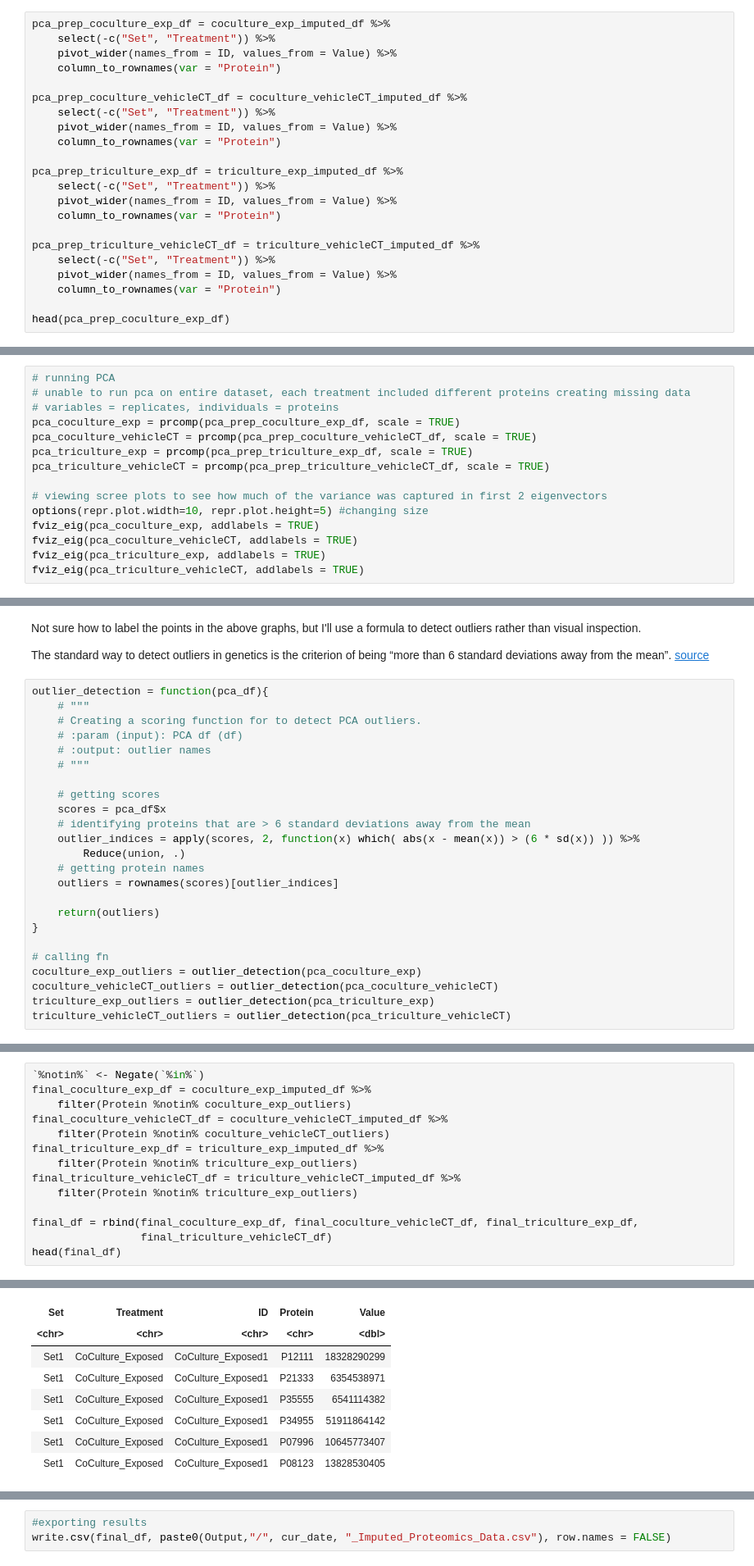
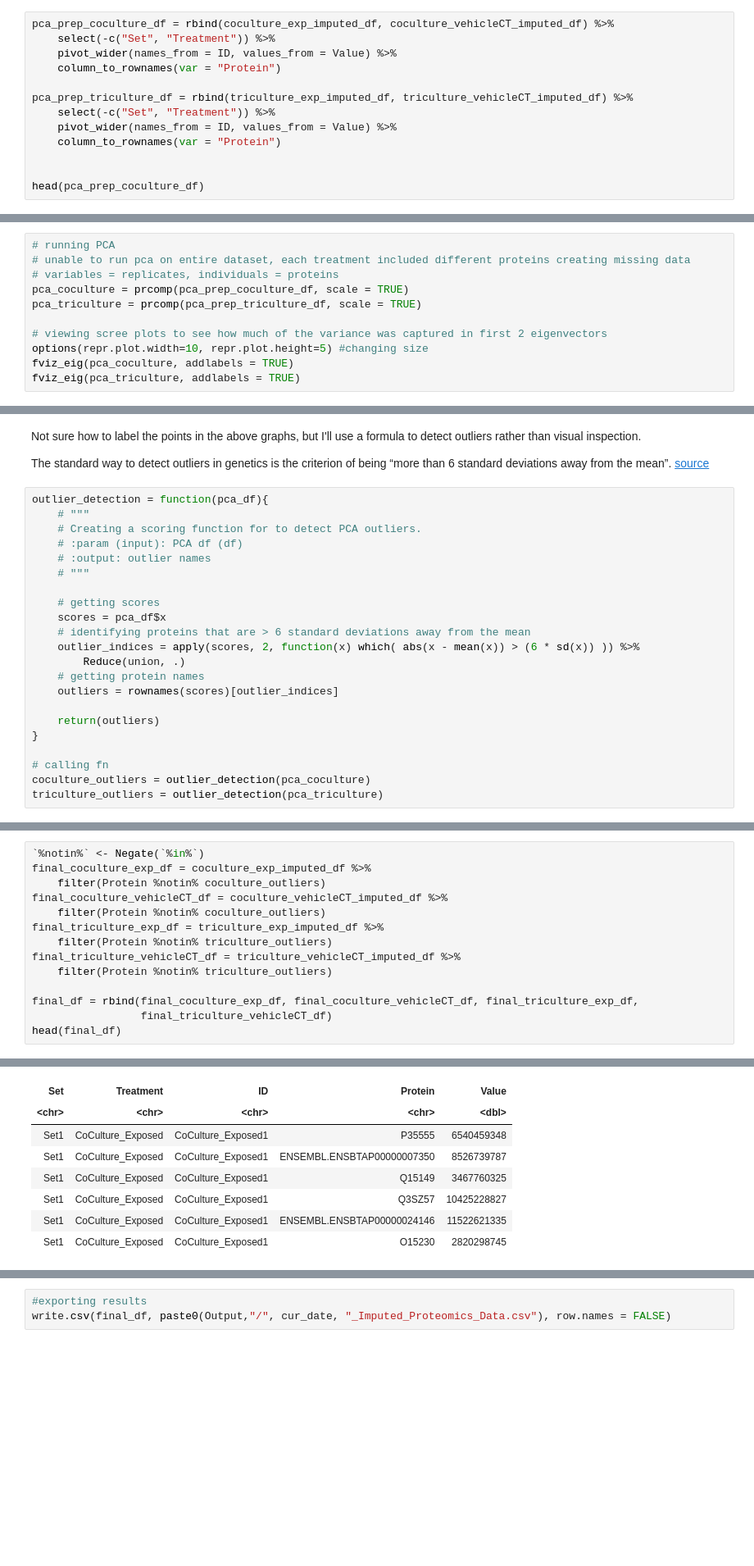
Before and after one commit to alexispayton/Wildfires-and-Extracellular-Vesicles-EVs-Woodsmoke-Alters-EV-Proteomic-Signatures-involved-in-Ext, a Jupyter notebook: 3. Proteomics Data Processing/Data Processing.ipynb, the cells around one changed output, grey strips where cells are left out. Shown at 82% size. Drawn from its saved outputs; the diff is of its cells as text; blank space fills up the shorter version.

```diff
--- a/3. Proteomics Data Processing/Data Processing.ipynb
+++ b/3. Proteomics Data Processing/Data Processing.ipynb
@@ -465,25 +380,16 @@ A tibble: 1 × 1
 
 Using PCA to identify and remove outlier proteins.
 # %%
-pca_prep_coculture_exp_df = coculture_exp_imputed_df %>%
+pca_prep_coculture_df = rbind(coculture_exp_imputed_df, coculture_vehicleCT_imputed_df) %>%
     select(-c("Set", "Treatment")) %>%
     pivot_wider(names_from = ID, values_from = Value) %>%
     column_to_rownames(var = "Protein")
 
-pca_prep_coculture_vehicleCT_df = coculture_vehicleCT_imputed_df %>%
+pca_prep_triculture_df = rbind(triculture_exp_imputed_df, triculture_vehicleCT_imputed_df) %>%
     select(-c("Set", "Treatment")) %>%
     pivot_wider(names_from = ID, values_from = Value) %>%
     column_to_rownames(var = "Protein")
 
-pca_prep_triculture_exp_df = triculture_exp_imputed_df %>%
-    select(-c("Set", "Treatment")) %>%
-    pivot_wider(names_from = ID, values_from = Value) %>%
-    column_to_rownames(var = "Protein")
 
-pca_prep_triculture_vehicleCT_df = triculture_vehicleCT_imputed_df %>%
-    select(-c("Set", "Treatment")) %>%
-    pivot_wider(names_from = ID, values_from = Value) %>%
-    column_to_rownames(var = "Protein")
-
-head(pca_prep_coculture_exp_df)
+head(pca_prep_coculture_df)
 # %% [output]
@@ -500,15 +406,11 @@ A data.frame: 6 × 6
 # running PCA
 # unable to run pca on entire dataset, each treatment included different proteins creating missing data
 # variables = replicates, individuals = proteins
-pca_coculture_exp = prcomp(pca_prep_coculture_exp_df, scale = TRUE)
-pca_coculture_vehicleCT = prcomp(pca_prep_coculture_vehicleCT_df, scale = TRUE)
-pca_triculture_exp = prcomp(pca_prep_triculture_exp_df, scale = TRUE)
-pca_triculture_vehicleCT = prcomp(pca_prep_triculture_vehicleCT_df, scale = TRUE)
+pca_coculture = prcomp(pca_prep_coculture_df, scale = TRUE)
+pca_triculture = prcomp(pca_prep_triculture_df, scale = TRUE)
 
 # viewing scree plots to see how much of the variance was captured in first 2 eigenvectors
 options(repr.plot.width=10, repr.plot.height=5) #changing size
-fviz_eig(pca_coculture_exp, addlabels = TRUE)
-fviz_eig(pca_coculture_vehicleCT, addlabels = TRUE)
-fviz_eig(pca_triculture_exp, addlabels = TRUE)
-fviz_eig(pca_triculture_vehicleCT, addlabels = TRUE)
+fviz_eig(pca_coculture, addlabels = TRUE)
+fviz_eig(pca_triculture, addlabels = TRUE)
 # %% [output]
@@ -578,9 +460,7 @@ outlier_detection = function(pca_df){
 }
 
 # calling fn
-coculture_exp_outliers = outlier_detection(pca_coculture_exp)
-coculture_vehicleCT_outliers = outlier_detection(pca_coculture_vehicleCT)
-triculture_exp_outliers = outlier_detection(pca_triculture_exp)
-triculture_vehicleCT_outliers = outlier_detection(pca_triculture_vehicleCT)
+coculture_outliers = outlier_detection(pca_coculture)
+triculture_outliers = outlier_detection(pca_triculture)
 # %%
 # number of proteins to be removed from this filter
@@ -596,27 +472,27 @@ length(triculture_vehicleCT_outliers)
 # %%
 `%notin%` <- Negate(`%in%`)
 final_coculture_exp_df = coculture_exp_imputed_df %>%
-    filter(Protein %notin% coculture_exp_outliers)
+    filter(Protein %notin% coculture_outliers)
 final_coculture_vehicleCT_df = coculture_vehicleCT_imputed_df %>%
-    filter(Protein %notin% coculture_vehicleCT_outliers)
+    filter(Protein %notin% coculture_outliers)
 final_triculture_exp_df = triculture_exp_imputed_df %>%
-    filter(Protein %notin% triculture_exp_outliers)
+    filter(Protein %notin% triculture_outliers)
 final_triculture_vehicleCT_df = triculture_vehicleCT_imputed_df %>%
-    filter(Protein %notin% triculture_exp_outliers)
+    filter(Protein %notin% triculture_outliers)
 
 final_df = rbind(final_coculture_exp_df, final_coculture_vehicleCT_df, final_triculture_exp_df,
                  final_triculture_vehicleCT_df)
 head(final_df)
 # %% [output]
 A tibble: 6 × 5
 | Set | Treatment | ID | Protein | Value |
 | <chr> | <chr> | <chr> | <chr> | <dbl> |
-| Set1 | CoCulture_Exposed | CoCulture_Exposed1 | P12111 | 18328290299 |
-| Set1 | CoCulture_Exposed | CoCulture_Exposed1 | P21333 | 6354538971 |
-| Set1 | CoCulture_Exposed | CoCulture_Exposed1 | P35555 | 6541114382 |
-| Set1 | CoCulture_Exposed | CoCulture_Exposed1 | P34955 | 51911864142 |
-| Set1 | CoCulture_Exposed | CoCulture_Exposed1 | P07996 | 10645773407 |
-| Set1 | CoCulture_Exposed | CoCulture_Exposed1 | P08123 | 13828530405 |
+| Set1 | CoCulture_Exposed | CoCulture_Exposed1 | P35555 | 6540459348 |
+| Set1 | CoCulture_Exposed | CoCulture_Exposed1 | ENSEMBL.ENSBTAP00000007350 | 8526739787 |
+| Set1 | CoCulture_Exposed | CoCulture_Exposed1 | Q15149 | 3467760325 |
+| Set1 | CoCulture_Exposed | CoCulture_Exposed1 | Q3SZ57 | 10425228827 |
+| Set1 | CoCulture_Exposed | CoCulture_Exposed1 | ENSEMBL.ENSBTAP00000024146 | 11522621335 |
+| Set1 | CoCulture_Exposed | CoCulture_Exposed1 | O15230 | 2820298745 |
 # %%
 # final number of proteins for each treatment
 final_df %>%
```
Also changed, not shown: parts of 16 cells of this notebook.
